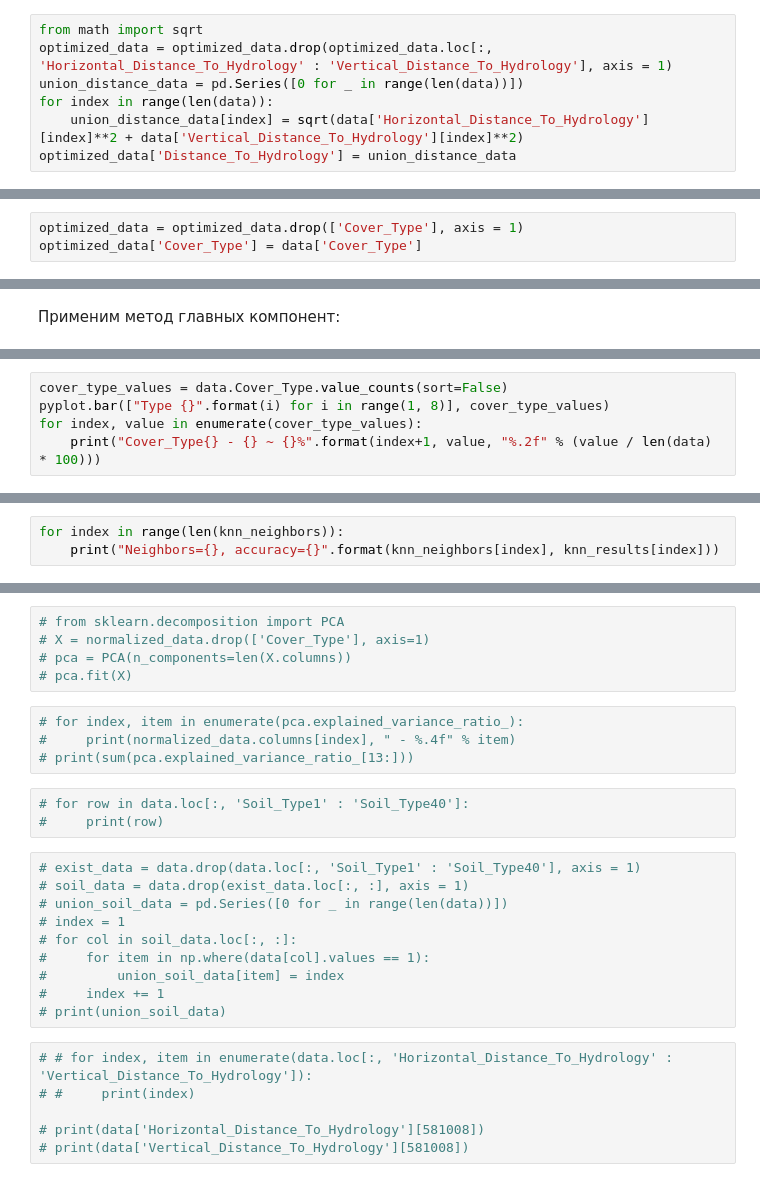
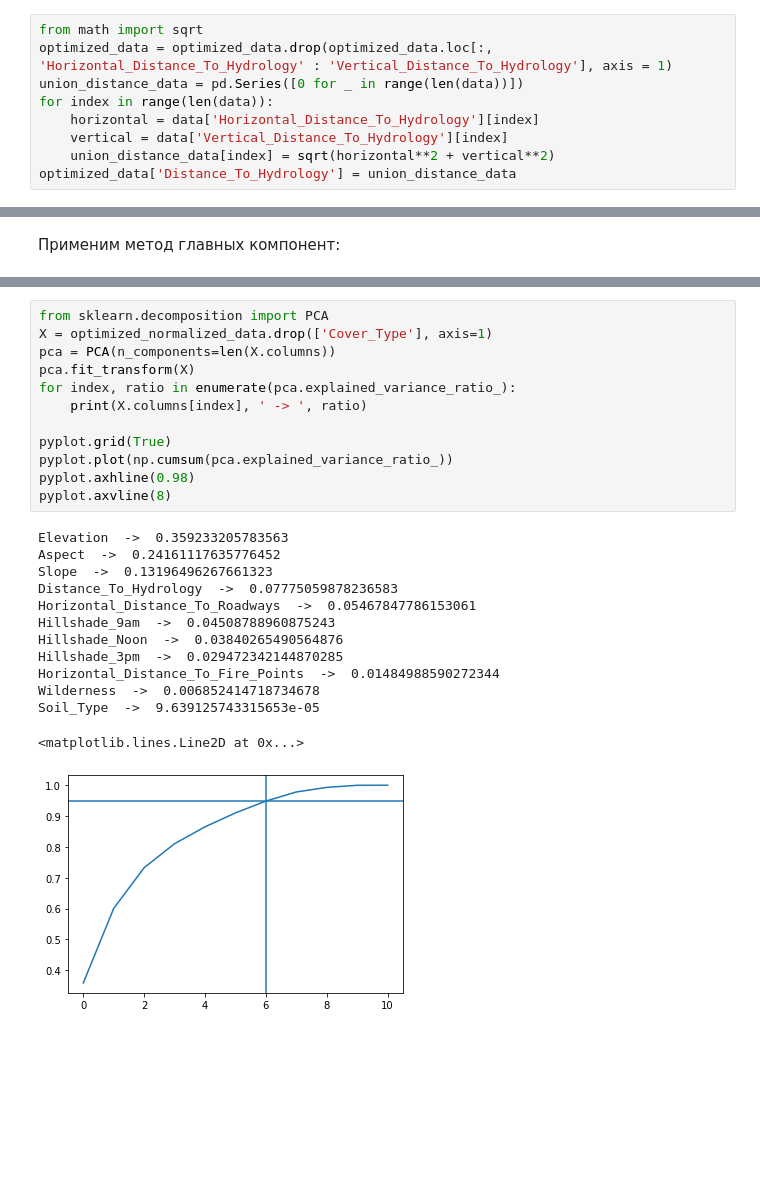
Before and after one commit to seryogasx/Diplom, a Jupyter notebook: forest/test.ipynb, the cells around one changed output, grey strips where cells are left out. Saved outputs shown, nothing was run; the diff lists cells and outputs as text; blank space fills up the shorter version.

```diff
--- a/forest/test.ipynb
+++ b/forest/test.ipynb
@@ -141,7 +141,9 @@ from math import sqrt
 optimized_data = optimized_data.drop(optimized_data.loc[:, 'Horizontal_Distance_To_Hydrology' : 'Vertical_Distance_To_Hydrology'], axis = 1)
 union_distance_data = pd.Series([0 for _ in range(len(data))])
 for index in range(len(data)):
-    union_distance_data[index] = sqrt(data['Horizontal_Distance_To_Hydrology'][index]**2 + data['Vertical_Distance_To_Hydrology'][index]**2)
+    horizontal = data['Horizontal_Distance_To_Hydrology'][index]
+    vertical = data['Vertical_Distance_To_Hydrology'][index]
+    union_distance_data[index] = sqrt(horizontal**2 + vertical**2)
 optimized_data['Distance_To_Hydrology'] = union_distance_data
 # %%
 optimized_data.info()
@@ -182,3 +181,0 @@ optimized_data.describe()
-# %%
-optimized_data = optimized_data.drop(['Cover_Type'], axis = 1)
-optimized_data['Cover_Type'] = data['Cover_Type']
@@ -226,5 +244,0 @@ Distance_To_Hydrology  ->  9.639125743315585e-05
-# %%
-cover_type_values = data.Cover_Type.value_counts(sort=False)
-pyplot.bar(["Type {}".format(i) for i in range(1, 8)], cover_type_values)
-for index, value in enumerate(cover_type_values):
-    print("Cover_Type{} - {} ~ {}%".format(index+1, value, "%.2f" % (value / len(data) * 100)))
@@ -342,3 +244,0 @@ for neighbors in range(1, 51):
-# %%
-for index in range(len(knn_neighbors)):
-    print("Neighbors={}, accuracy={}".format(knn_neighbors[index], knn_results[index]))
@@ -654,28 +245,26 @@ print(data)
-# %%
-# from sklearn.decomposition import PCA
-# X = normalized_data.drop(['Cover_Type'], axis=1)
-# pca = PCA(n_components=len(X.columns))
-# pca.fit(X)
-# %%
-# for index, item in enumerate(pca.explained_variance_ratio_):
-#     print(normalized_data.columns[index], " - %.4f" % item)
-# print(sum(pca.explained_variance_ratio_[13:]))
-# %%
-# for row in data.loc[:, 'Soil_Type1' : 'Soil_Type40']:
-#     print(row)
-# %%
-# exist_data = data.drop(data.loc[:, 'Soil_Type1' : 'Soil_Type40'], axis = 1)
-# soil_data = data.drop(exist_data.loc[:, :], axis = 1)
-# union_soil_data = pd.Series([0 for _ in range(len(data))])
-# index = 1
-# for col in soil_data.loc[:, :]:
-#     for item in np.where(data[col].values == 1):
-#         union_soil_data[item] = index
-#     index += 1
-# print(union_soil_data)
-# %%
-# # for index, item in enumerate(data.loc[:, 'Horizontal_Distance_To_Hydrology' : 'Vertical_Distance_To_Hydrology']):
-# #     print(index)
-
-# print(data['Horizontal_Distance_To_Hydrology'][581008])
-# print(data['Vertical_Distance_To_Hydrology'][581008])
+# %%
+from sklearn.decomposition import PCA
+X = optimized_normalized_data.drop(['Cover_Type'], axis=1)
+pca = PCA(n_components=len(X.columns))
+pca.fit_transform(X)
+for index, ratio in enumerate(pca.explained_variance_ratio_):
+    print(X.columns[index], ' -> ', ratio)
+
+pyplot.grid(True)
+pyplot.plot(np.cumsum(pca.explained_variance_ratio_))
+pyplot.axhline(0.98)
+pyplot.axvline(8)
+# %% [output]
+Elevation  ->  0.359233205783563
+Aspect  ->  0.24161117635776452
+Slope  ->  0.13196496267661323
+Distance_To_Hydrology  ->  0.07775059878236583
+Horizontal_Distance_To_Roadways  ->  0.05467847786153061
+Hillshade_9am  ->  0.04508788960875243
+Hillshade_Noon  ->  0.03840265490564876
+Hillshade_3pm  ->  0.029472342144870285
+Horizontal_Distance_To_Fire_Points  ->  0.01484988590272344
+Wilderness  ->  0.006852414718734678
+Soil_Type  ->  9.639125743315653e-05
+<matplotlib.lines.Line2D at 0x...>
+[figure, added]
```
Also changed, not shown: parts of 93 cells of this notebook.
